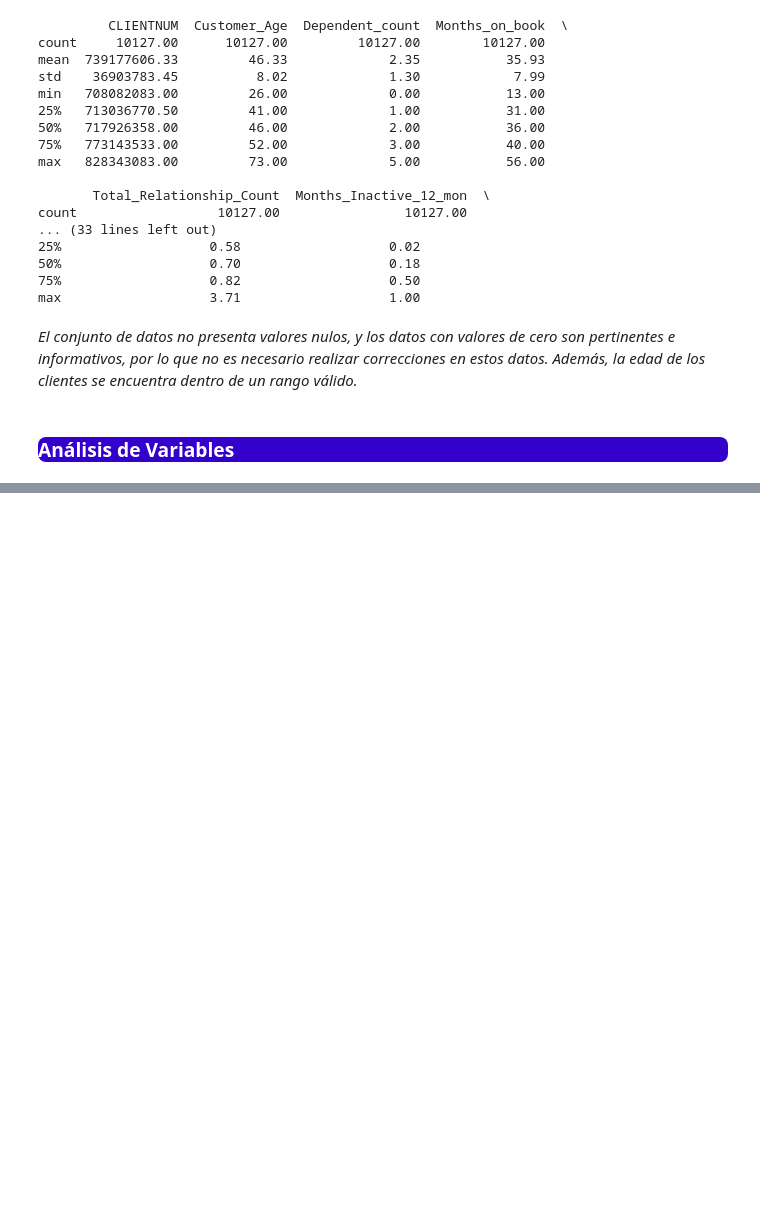
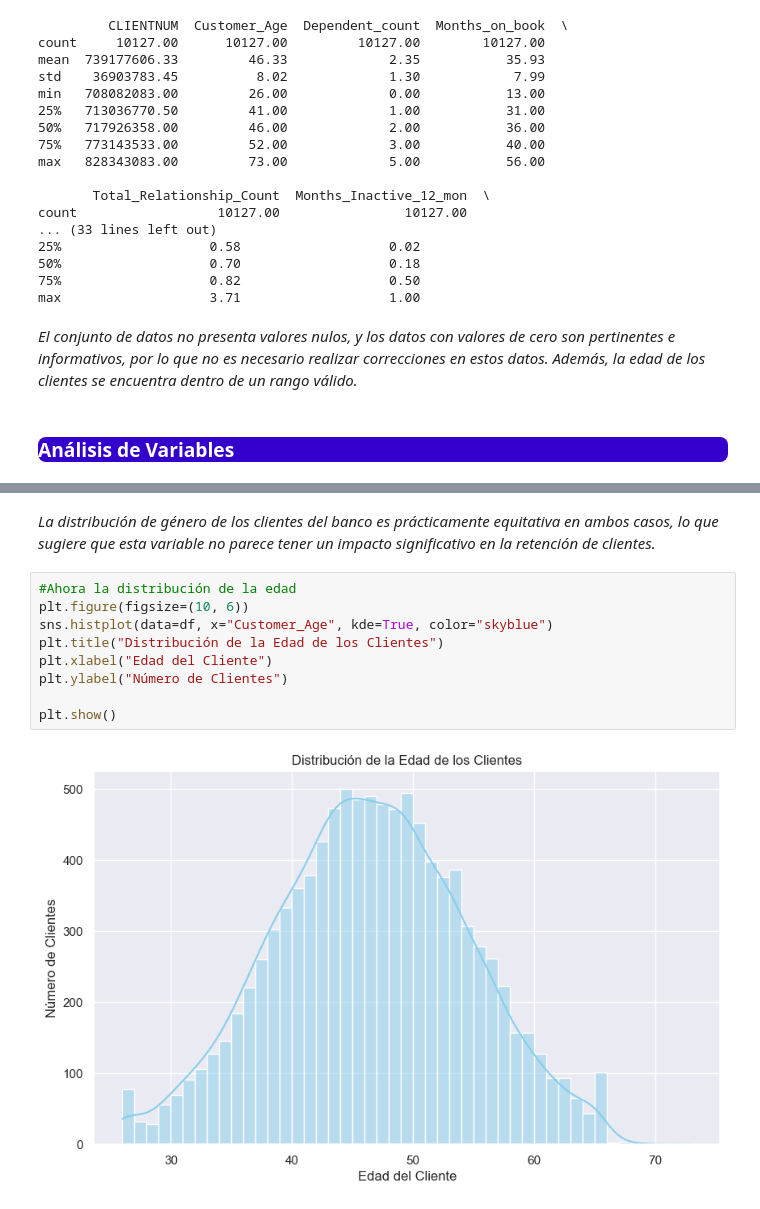
Before and after one commit to ApocalypseScrambler/datascience2, a Jupyter notebook: PrimeraEntrega - Reyes Luis - 46270.ipynb, the cells around one changed output, grey strips where cells are left out. Saved outputs shown, nothing was run; the diff lists cells and outputs as text; blank space fills up the shorter version.

```diff
--- a/PrimeraEntrega - Reyes Luis - 46270.ipynb
+++ b/PrimeraEntrega - Reyes Luis - 46270.ipynb
@@ -237,0 +255,13 @@ plt.show()
+# %% [markdown]
+*La distribución de género de los clientes del banco es prácticamente equitativa en ambos casos, lo que sugiere que esta variable no parece tener un impacto significativo en la retención de clientes.*
+# %%
+#Ahora la distribución de la edad
+plt.figure(figsize=(10, 6))
+sns.histplot(data=df, x="Customer_Age", kde=True, color="skyblue")
+plt.title("Distribución de la Edad de los Clientes")
+plt.xlabel("Edad del Cliente")
+plt.ylabel("Número de Clientes")
+
+plt.show()
+# %% [output]
+[figure, added]
```
Also changed, not shown: parts of 10 cells of this notebook.
